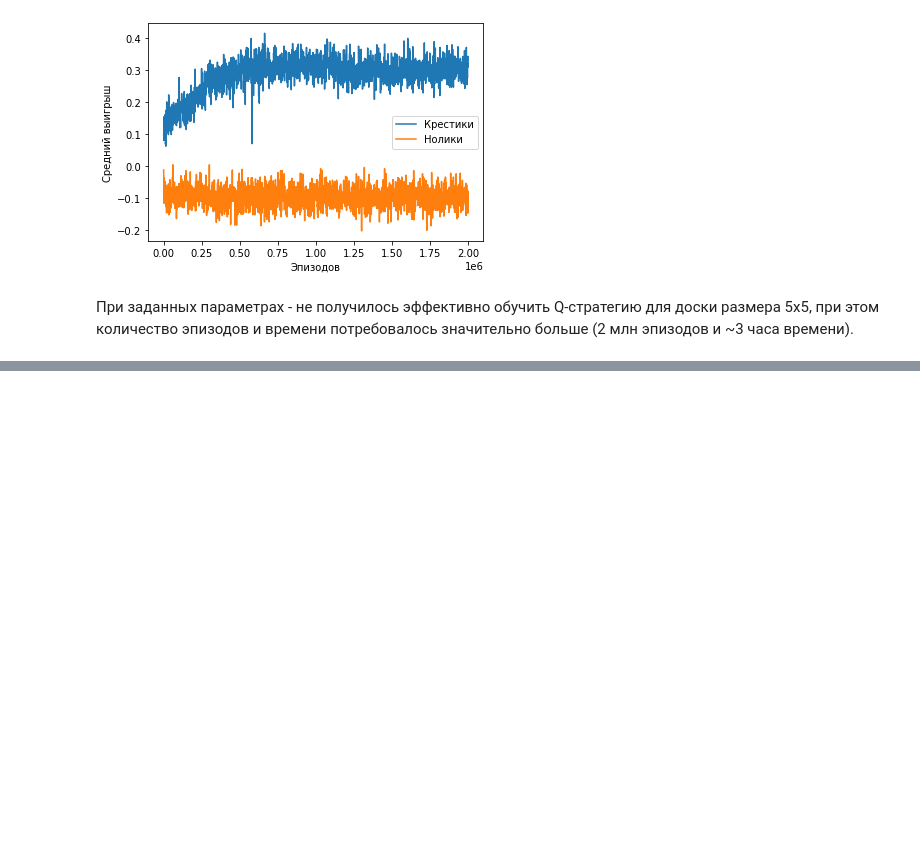
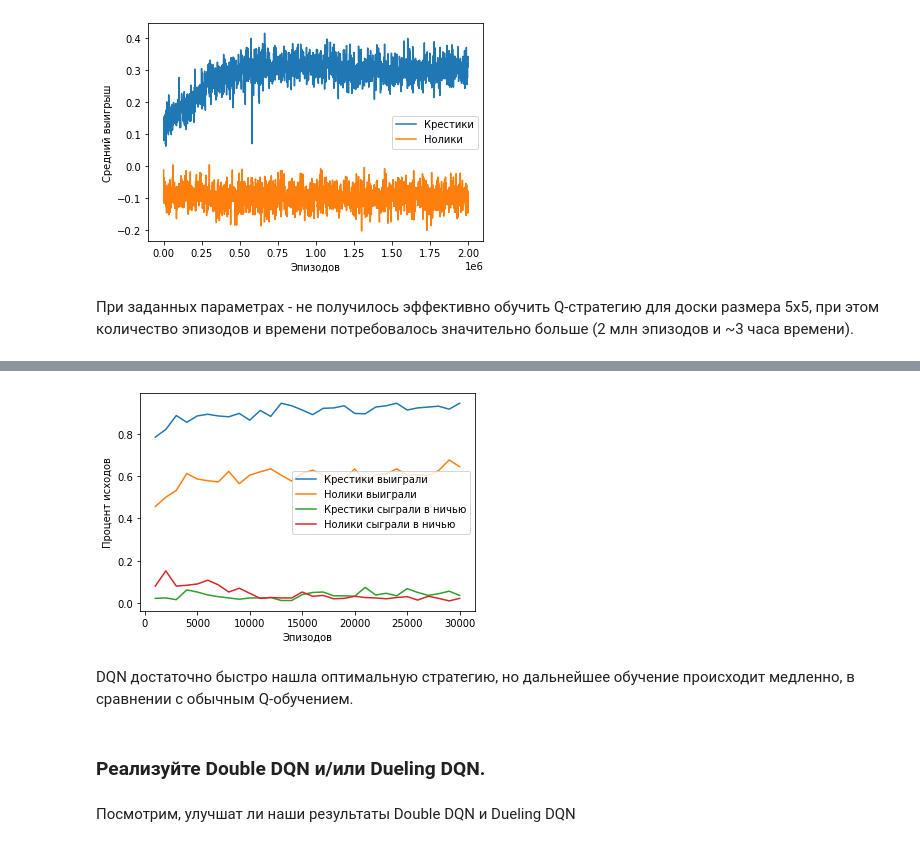
Before and after one commit to robertspb/3-dl-hw-2, a Jupyter notebook: DL_RL_HW2.ipynb, the cells around one changed output, grey strips where cells are left out. Cells and saved outputs as stored; diff of their text form; code cells hidden in the pictures; blank space fills up the shorter version.

```diff
--- a/DL_RL_HW2.ipynb
+++ b/DL_RL_HW2.ipynb
@@ -404,0 +425,43 @@ print(f'Средний выигрышь ноликов против случай
+# %%
+def train(model, episodes, test_each, print_each):
+  indexes = []
+  crosses_v, noughts_v = [], []
+  crosses_d, noughts_d = [], []
+
+  for i in tqdm.tqdm(range(1, episodes + 1)):
+    model.run_episode()
+    if i % test_each == 0:
+      crosses = model.play_game(1, episodes=500)
+      noughts = model.play_game(-1, episodes=500)
+      indexes.append(i)
+      crosses_v.append(np.mean(crosses == 1))
+      noughts_v.append(np.mean(noughts == 1))
+      crosses_d.append(np.mean(crosses == 0))
+      noughts_d.append(np.mean(noughts == 0))
+    if i % print_each == 0:
+      print(f'Episode {i}, cross reward: {np.mean(crosses == 1)}, nought reward: {np.mean(noughts == 1)}')
+
+  indexes = np.array(indexes)
+  crosses_v, noughts_v = np.array(crosses_v), np.array(noughts_v)
+  crosses_d, noughts_d = np.array(crosses_d), np.array(noughts_d)
+  results = np.vstack((indexes, crosses_v, noughts_v, crosses_d, noughts_d))
+
+  return results
+# %%
+def plot_results_with_draws(results):
+    plt.xlabel('Эпизодов')
+    plt.ylabel('Процент исходов')
+    plt.plot(results[0], results[1], label='Крестики выиграли')
+    plt.plot(results[0], results[2], label='Нолики выиграли')
+    plt.plot(results[0], results[3], label='Крестики сыграли в ничью')
+    plt.plot(results[0], results[4], label='Нолики сыграли в ничью')
+    plt.legend()
+# %%
+episodes = 30000
+test_each = 1000
+print_each = 6000
+
+env = TicTacToe(3, 3, 3)
+desk = Network
+dqn = TicTacToeDQN(env, 3, 3, 3, desk)
+results_4 = train(dqn, episodes, test_each, print_each)
@@ -404,0 +474,10 @@ print(f'Средний выигрышь ноликов против случай
+# %%
+plot_results_with_draws(results_4)
+# %% [output]
+[figure, added]
+# %% [markdown]
+DQN достаточно быстро нашла оптимальную стратегию, но дальнейшее обучение происходит медленно, в сравнении с обычным Q-обучением.
+# %% [markdown]
+### Реализуйте Double DQN и/или Dueling DQN.
+# %% [markdown]
+Посмотрим, улучшат ли наши результаты Double DQN и Dueling DQN
```
Also changed, not shown: parts of 14 cells of this notebook, 1 other file.
